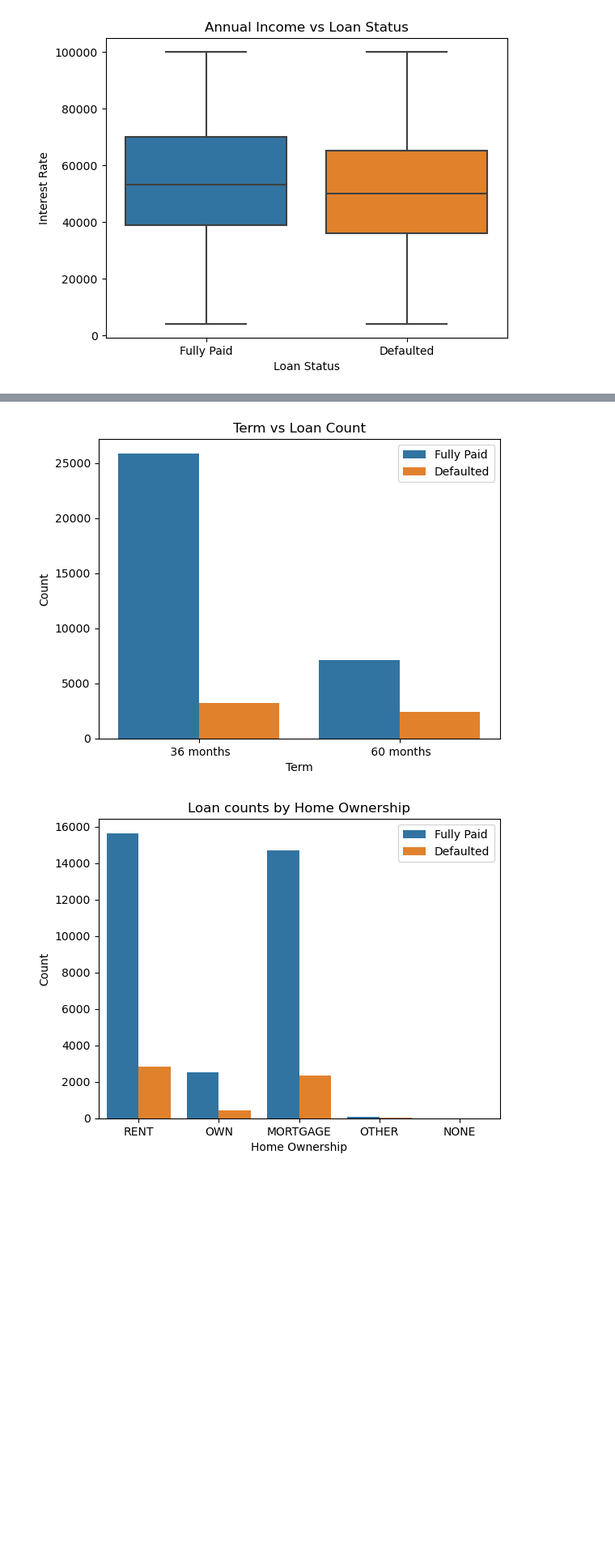
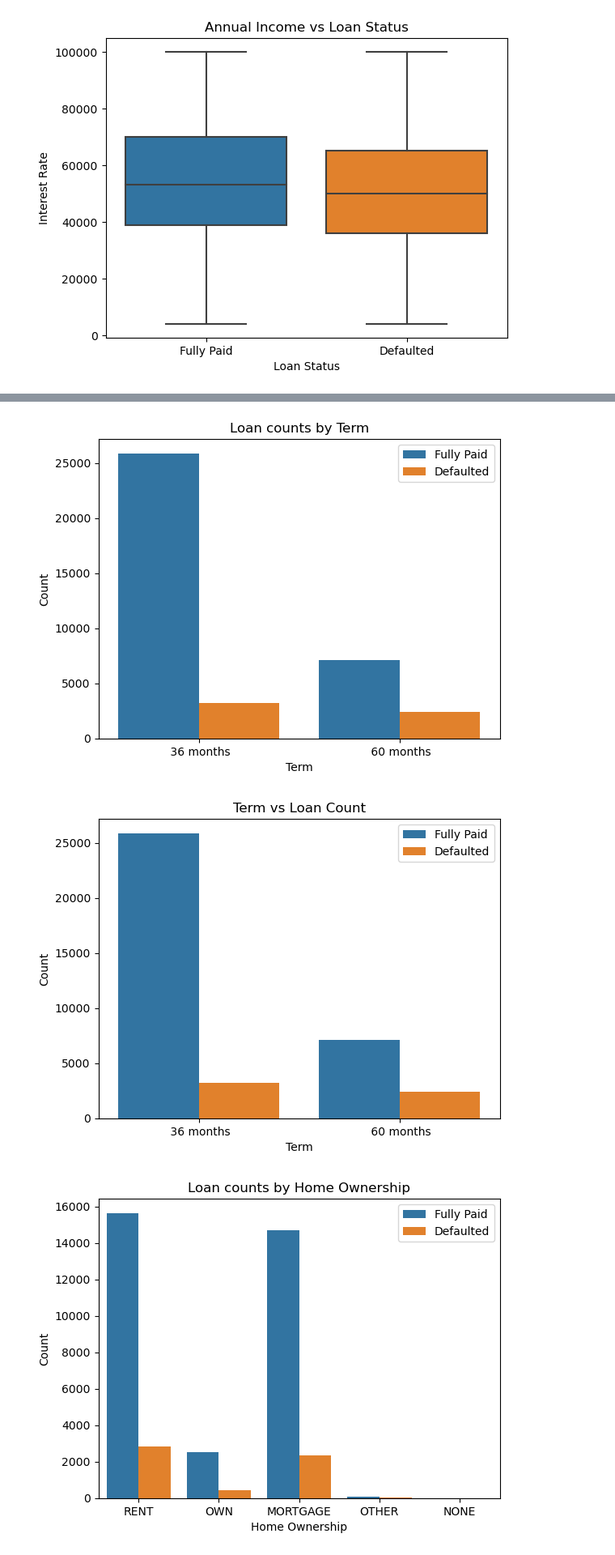
Before and after one commit to ncjanardhan-outlook/ncjpersonal, a Jupyter notebook: lending club_case study.ipynb, the cells around one changed output, grey strips where cells are left out. Shown at 81% size. Drawn from its saved outputs; the diff is of its cells as text; code cells hidden in the pictures; blank space fills up the shorter version.

```diff
--- a/lending club_case study.ipynb
+++ b/lending club_case study.ipynb
@@ -254,12 +261,10 @@ plt.show(figSubGradePlt)
-# %%
-# Understand count w.r.t Term
-
-figTermPlt = sns.countplot(data=dfLoan, x="term", hue="loan_status")
-figTermPlt.set(title="Term vs Loan Count", xlabel="Term", ylabel="Count")
-plt.legend(['Fully Paid', 'Defaulted'])
-plt.show(figTermPlt)
-# %% [output]
-[figure, removed]
+# %%
+# Understand count w.r.t Term
+
+drawCustomCountPlot(xColumn="term", hueColumn="loan_status", yLabel="Count", xLabel="Term", title="Loan counts by Term")
+# %% [output]
+[figure, added]
+[figure, added]
 # %%
 # Understand Loan Status in relation to Home Ownership
 
```
Also changed, not shown: parts of 5 cells of this notebook.
